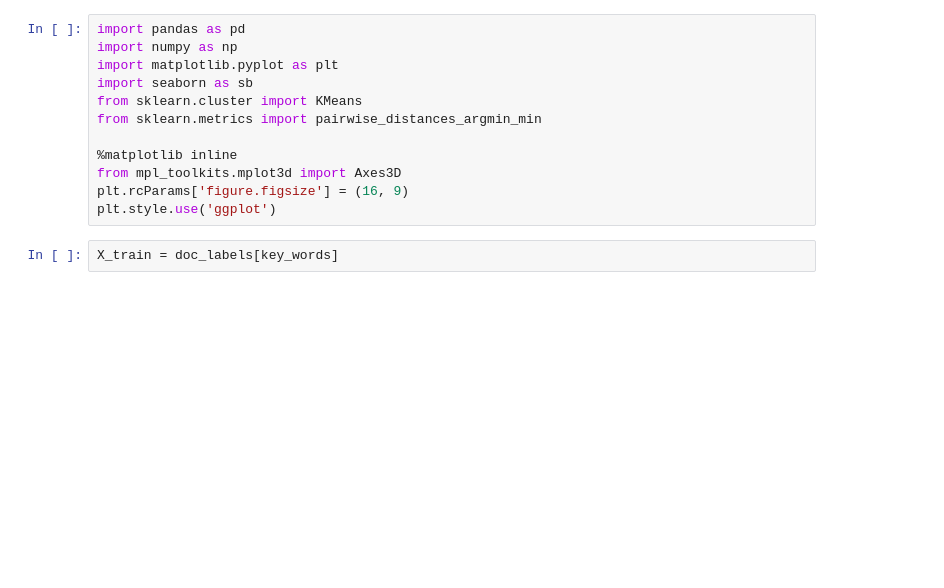
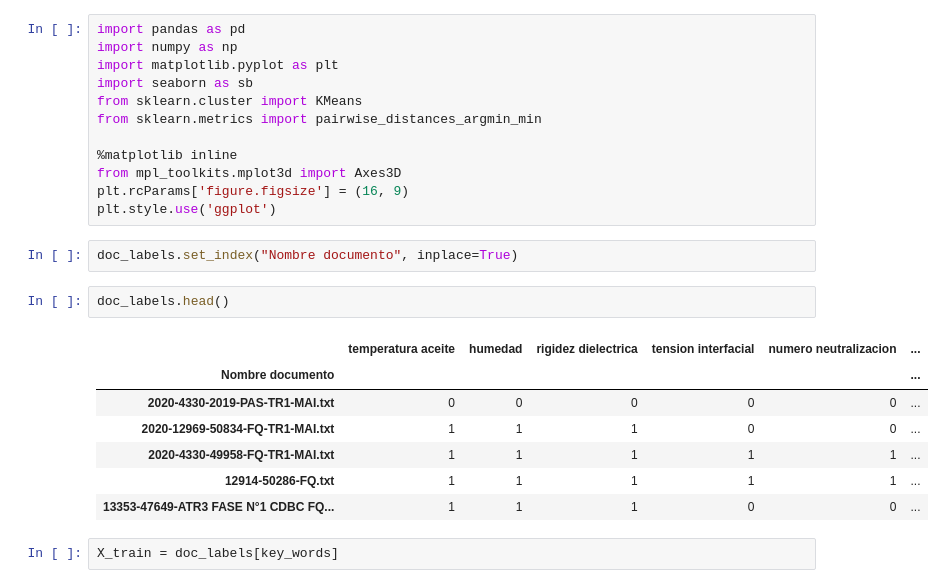
Before and after one commit to LauraOrozco/Proyecto_integrador_MSc, a Jupyter notebook: test_clasificacion_text.ipynb, the cells around one changed output. Saved outputs shown, nothing was run; the diff lists cells and outputs as text; blank space fills up the shorter version.

```diff
--- a/test_clasificacion_text.ipynb
+++ b/test_clasificacion_text.ipynb
@@ -254,6 +254,18 @@ from sklearn.metrics import pairwise_distances_argmin_min
 from mpl_toolkits.mplot3d import Axes3D
 plt.rcParams['figure.figsize'] = (16, 9)
 plt.style.use('ggplot')
+# %%
+doc_labels.set_index("Nombre documento", inplace=True)
+# %%
+doc_labels.head()
+# %% [output]
+|  | temperatura aceite | humedad | rigidez dielectrica | tension interfacial | numero neutralizacion | ... |
+| Nombre documento |  |  |  |  |  | ... |
+| 2020-4330-2019-PAS-TR1-MAI.txt | 0 | 0 | 0 | 0 | 0 | ... |
+| 2020-12969-50834-FQ-TR1-MAI.txt | 1 | 1 | 1 | 0 | 0 | ... |
+| 2020-4330-49958-FQ-TR1-MAI.txt | 1 | 1 | 1 | 1 | 1 | ... |
+| 12914-50286-FQ.txt | 1 | 1 | 1 | 1 | 1 | ... |
+| 13353-47649-ATR3 FASE N°1 CDBC FQ... | 1 | 1 | 1 | 0 | 0 | ... |
 # %%
 X_train = doc_labels[key_words]
 # %%
```
Also changed, not shown: parts of 8 cells of this notebook.
